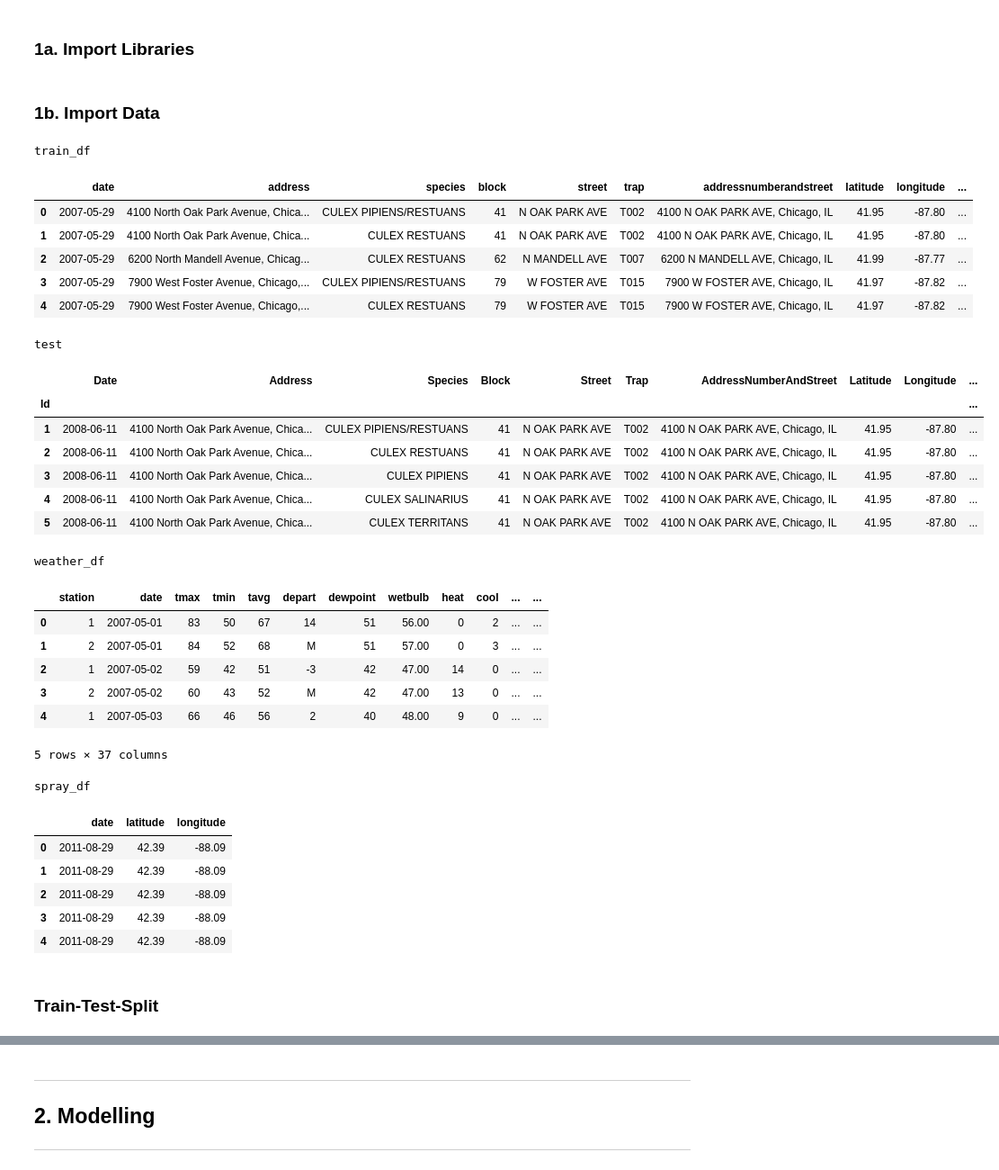
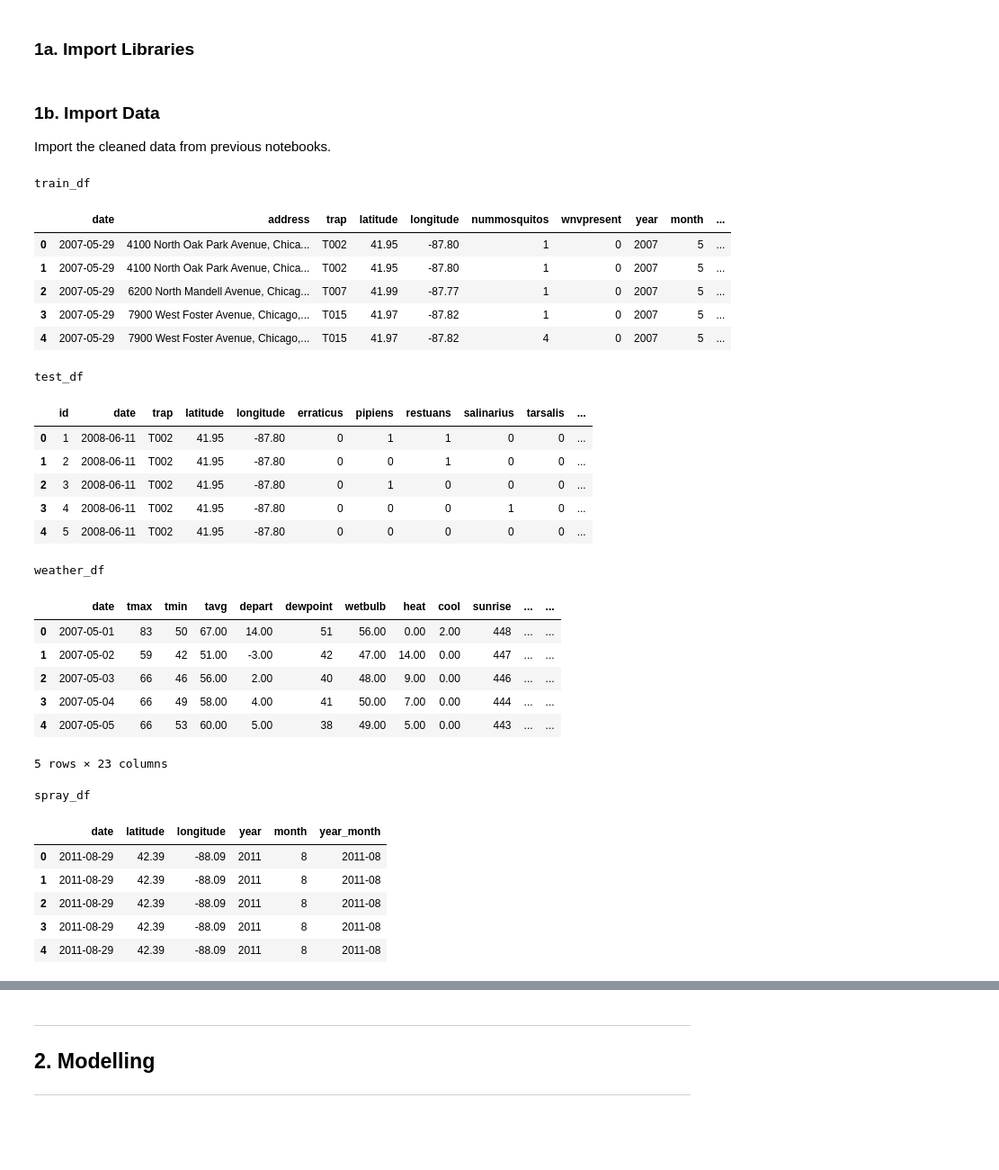
Before and after one commit to mfarhanrais/SG-DSI-39, a Jupyter notebook: project_4a/code/part_3.ipynb, the cells around one changed output, grey strips where cells are left out. Shown: that part at 90% size. Saved outputs shown, nothing was run; the diff lists cells and outputs as text; code cells hidden in the pictures; blank space fills up the shorter version.

```diff
--- a/project_4a/code/part_3.ipynb
+++ b/project_4a/code/part_3.ipynb
@@ -81,11 +39,0 @@ from lazypredict.Supervised import LazyRegressor
-# %%
-# some display adjustments to account for the fact that we have many columns
-# and some columns contain many characters
-
-np.set_printoptions(threshold=np.inf)
-pd.set_option('display.max_colwidth', 400)
-pd.set_option('display.max_columns', None)
-pd.set_option('display.max_rows', 800)
-
-%matplotlib inline
-%config InlineBackend.figure_format = 'retina'
@@ -92,58 +65,58 @@ pd.set_option('display.max_rows', 800)
 # %% [markdown]
 ### 1b. Import Data
+Import the cleaned data from previous notebooks.
 # %%
 # Import train_df.csv from previous notebook
-train_df = pd.read_csv('../data/train_cleaned.csv', index_col=0)
+train_df = pd.read_csv('../data/train_clean.csv')
 
 # Import test.csv from previous notebook
-test = pd.read_csv('../data/test.csv', index_col=0)
+test_df = pd.read_csv('../data/test_clean.csv')
 
 # Import weather_df.csv from previous notebook
-weather_df = pd.read_csv('../data/weather_cleaned.csv', index_col=0)
+weather_df = pd.read_csv('../data/weather_clean.csv')
 
 # Import weather_df.csv from previous notebook
-spray_df = pd.read_csv('../data/spray_cleaned.csv', index_col=0)
+spray_df = pd.read_csv('../data/spray_clean.csv')
 # %%
 # Display dataframes
 print("train_df")
 display(train_df.head())
 
-print("test")
-display(test.head())
+print("test_df")
+display(test_df.head())
 
 print("weather_df")
 display(weather_df.head())
 
 print("spray_df")
 display(spray_df.head())
 # %% [output]
 train_df
-|  | date | address | species | block | street | trap | addressnumberandstreet | latitude | longitude | ... |
-| 0 | 2007-05-29 | 4100 North Oak Park Avenue, Chica... | CULEX PIPIENS/RESTUANS | 41 | N OAK PARK AVE | T002 | 4100 N OAK PARK AVE, Chicago, IL | 41.95 | -87.80 | ... |
-| 1 | 2007-05-29 | 4100 North Oak Park Avenue, Chica... | CULEX RESTUANS | 41 | N OAK PARK AVE | T002 | 4100 N OAK PARK AVE, Chicago, IL | 41.95 | -87.80 | ... |
-| 2 | 2007-05-29 | 6200 North Mandell Avenue, Chicag... | CULEX RESTUANS | 62 | N MANDELL AVE | T007 | 6200 N MANDELL AVE, Chicago, IL | 41.99 | -87.77 | ... |
-| 3 | 2007-05-29 | 7900 West Foster Avenue, Chicago,... | CULEX PIPIENS/RESTUANS | 79 | W FOSTER AVE | T015 | 7900 W FOSTER AVE, Chicago, IL | 41.97 | -87.82 | ... |
-| 4 | 2007-05-29 | 7900 West Foster Avenue, Chicago,... | CULEX RESTUANS | 79 | W FOSTER AVE | T015 | 7900 W FOSTER AVE, Chicago, IL | 41.97 | -87.82 | ... |
+|  | date | address | trap | latitude | longitude | nummosquitos | wnvpresent | year | month | ... |
+| 0 | 2007-05-29 | 4100 North Oak Park Avenue, Chica... | T002 | 41.95 | -87.80 | 1 | 0 | 2007 | 5 | ... |
+| 1 | 2007-05-29 | 4100 North Oak Park Avenue, Chica... | T002 | 41.95 | -87.80 | 1 | 0 | 2007 | 5 | ... |
+| 2 | 2007-05-29 | 6200 North Mandell Avenue, Chicag... | T007 | 41.99 | -87.77 | 1 | 0 | 2007 | 5 | ... |
+| 3 | 2007-05-29 | 7900 West Foster Avenue, Chicago,... | T015 | 41.97 | -87.82 | 1 | 0 | 2007 | 5 | ... |
+| 4 | 2007-05-29 | 7900 West Foster Avenue, Chicago,... | T015 | 41.97 | -87.82 | 4 | 0 | 2007 | 5 | ... |
-test
+test_df
-|  | Date | Address | Species | Block | Street | Trap | AddressNumberAndStreet | Latitude | Longitude | ... |
-| Id |  |  |  |  |  |  |  |  |  | ... |
-| 1 | 2008-06-11 | 4100 North Oak Park Avenue, Chica... | CULEX PIPIENS/RESTUANS | 41 | N OAK PARK AVE | T002 | 4100 N OAK PARK AVE, Chicago, IL | 41.95 | -87.80 | ... |
-| 2 | 2008-06-11 | 4100 North Oak Park Avenue, Chica... | CULEX RESTUANS | 41 | N OAK PARK AVE | T002 | 4100 N OAK PARK AVE, Chicago, IL | 41.95 | -87.80 | ... |
-| 3 | 2008-06-11 | 4100 North Oak Park Avenue, Chica... | CULEX PIPIENS | 41 | N OAK PARK AVE | T002 | 4100 N OAK PARK AVE, Chicago, IL | 41.95 | -87.80 | ... |
-| 4 | 2008-06-11 | 4100 North Oak Park Avenue, Chica... | CULEX SALINARIUS | 41 | N OAK PARK AVE | T002 | 4100 N OAK PARK AVE, Chicago, IL | 41.95 | -87.80 | ... |
-| 5 | 2008-06-11 | 4100 North Oak Park Avenue, Chica... | CULEX TERRITANS | 41 | N OAK PARK AVE | T002 | 4100 N OAK PARK AVE, Chicago, IL | 41.95 | -87.80 | ... |
+|  | id | date | trap | latitude | longitude | erraticus | pipiens | restuans | salinarius | tarsalis | ... |
+| 0 | 1 | 2008-06-11 | T002 | 41.95 | -87.80 | 0 | 1 | 1 | 0 | 0 | ... |
+| 1 | 2 | 2008-06-11 | T002 | 41.95 | -87.80 | 0 | 0 | 1 | 0 | 0 | ... |
+| 2 | 3 | 2008-06-11 | T002 | 41.95 | -87.80 | 0 | 1 | 0 | 0 | 0 | ... |
+| 3 | 4 | 2008-06-11 | T002 | 41.95 | -87.80 | 0 | 0 | 0 | 1 | 0 | ... |
+| 4 | 5 | 2008-06-11 | T002 | 41.95 | -87.80 | 0 | 0 | 0 | 0 | 0 | ... |
 weather_df
-|  | station | date | tmax | tmin | tavg | depart | dewpoint | wetbulb | heat | cool | ... | ... |
-| 0 | 1 | 2007-05-01 | 83 | 50 | 67 | 14 | 51 | 56.00 | 0 | 2 | ... | ... |
-| 1 | 2 | 2007-05-01 | 84 | 52 | 68 | M | 51 | 57.00 | 0 | 3 | ... | ... |
-| 2 | 1 | 2007-05-02 | 59 | 42 | 51 | -3 | 42 | 47.00 | 14 | 0 | ... | ... |
-| 3 | 2 | 2007-05-02 | 60 | 43 | 52 | M | 42 | 47.00 | 13 | 0 | ... | ... |
-| 4 | 1 | 2007-05-03 | 66 | 46 | 56 | 2 | 40 | 48.00 | 9 | 0 | ... | ... |
+|  | date | tmax | tmin | tavg | depart | dewpoint | wetbulb | heat | cool | sunrise | ... | ... |
+| 0 | 2007-05-01 | 83 | 50 | 67.00 | 14.00 | 51 | 56.00 | 0.00 | 2.00 | 448 | ... | ... |
+| 1 | 2007-05-02 | 59 | 42 | 51.00 | -3.00 | 42 | 47.00 | 14.00 | 0.00 | 447 | ... | ... |
+| 2 | 2007-05-03 | 66 | 46 | 56.00 | 2.00 | 40 | 48.00 | 9.00 | 0.00 | 446 | ... | ... |
+| 3 | 2007-05-04 | 66 | 49 | 58.00 | 4.00 | 41 | 50.00 | 7.00 | 0.00 | 444 | ... | ... |
+| 4 | 2007-05-05 | 66 | 53 | 60.00 | 5.00 | 38 | 49.00 | 5.00 | 0.00 | 443 | ... | ... |
-5 rows × 37 columns
+5 rows × 23 columns
 spray_df
-|  | date | latitude | longitude |
-| 0 | 2011-08-29 | 42.39 | -88.09 |
-| 1 | 2011-08-29 | 42.39 | -88.09 |
-| 2 | 2011-08-29 | 42.39 | -88.09 |
-| 3 | 2011-08-29 | 42.39 | -88.09 |
-| 4 | 2011-08-29 | 42.39 | -88.09 |
+|  | date | latitude | longitude | year | month | year_month |
+| 0 | 2011-08-29 | 42.39 | -88.09 | 2011 | 8 | 2011-08 |
+| 1 | 2011-08-29 | 42.39 | -88.09 | 2011 | 8 | 2011-08 |
+| 2 | 2011-08-29 | 42.39 | -88.09 | 2011 | 8 | 2011-08 |
+| 3 | 2011-08-29 | 42.39 | -88.09 | 2011 | 8 | 2011-08 |
+| 4 | 2011-08-29 | 42.39 | -88.09 | 2011 | 8 | 2011-08 |
@@ -152,2 +122,0 @@ train_df.describe()
-# %% [markdown]
-### Train-Test-Split
```
Also changed, not shown: parts of 60 cells of this notebook, 17 other files.
